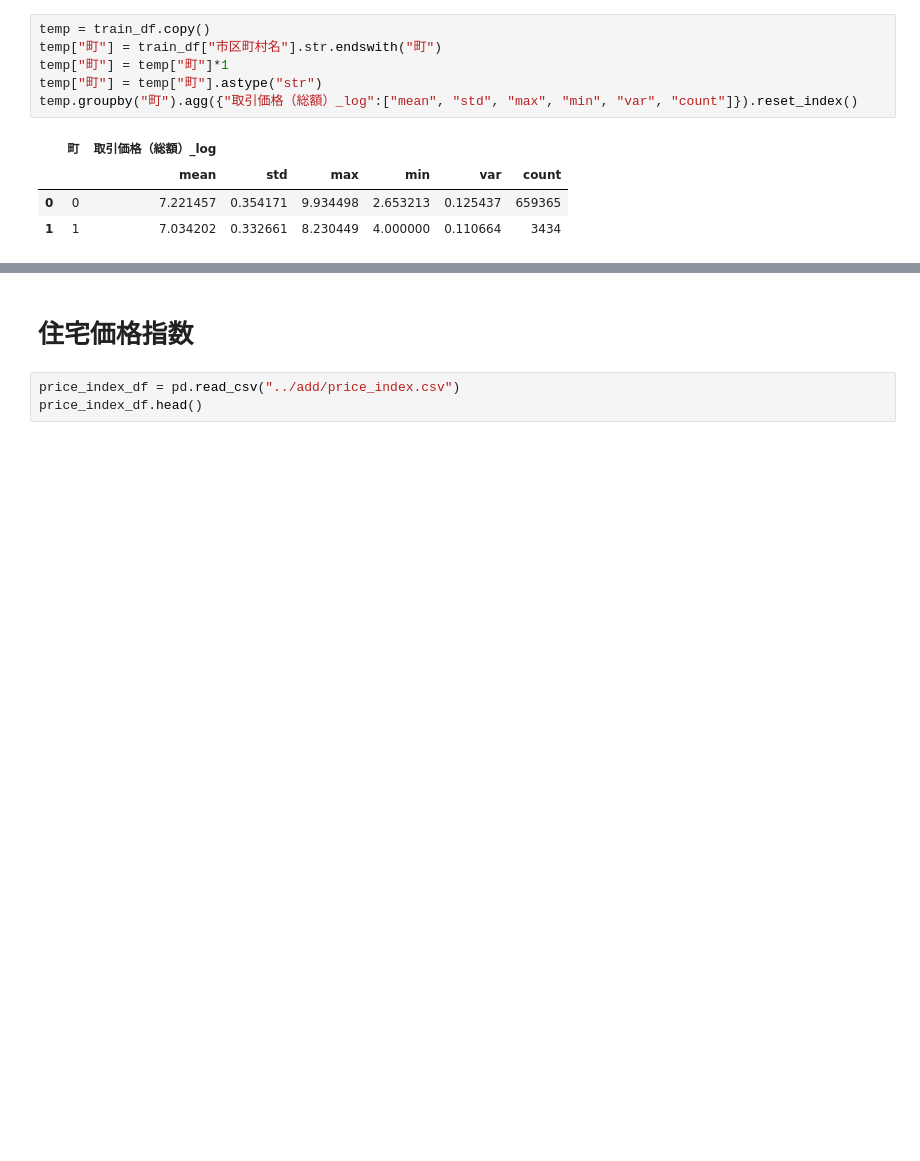
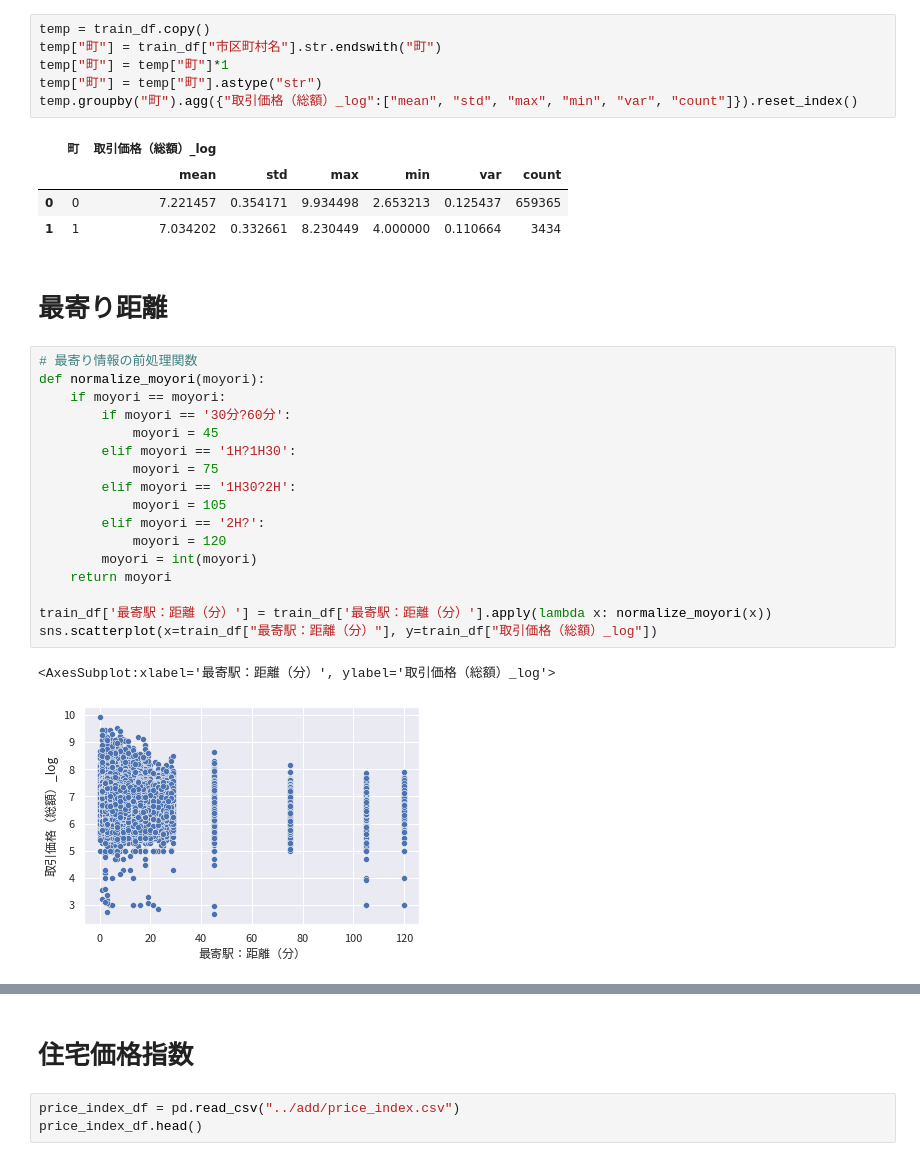
Before and after one commit to kfsky/2021-summer-second-hand-apartment-price-prediction, a Jupyter notebook: notebook/EDA.ipynb, the cells around one changed output, grey strips where cells are left out. Drawn from its saved outputs; the diff is of its cells as text; blank space fills up the shorter version.

```diff
--- a/notebook/EDA.ipynb
+++ b/notebook/EDA.ipynb
@@ -293,3 +288,25 @@ temp.groupby("町").agg({"取引価格（総額）_log":["mean", "std", "max", "
 |  |  | mean | std | max | min | var | count |
 | 0 | 0 | 7.221457 | 0.354171 | 9.934498 | 2.653213 | 0.125437 | 659365 |
 | 1 | 1 | 7.034202 | 0.332661 | 8.230449 | 4.000000 | 0.110664 | 3434 |
+# %% [markdown]
+# 最寄り距離
+# %%
+# 最寄り情報の前処理関数
+def normalize_moyori(moyori):
+    if moyori == moyori:
+        if moyori == '30分?60分':
+            moyori = 45
+        elif moyori == '1H?1H30':
+            moyori = 75
+        elif moyori == '1H30?2H':
+            moyori = 105
+        elif moyori == '2H?':
+            moyori = 120
+        moyori = int(moyori)
+    return moyori
+
+train_df['最寄駅：距離（分）'] = train_df['最寄駅：距離（分）'].apply(lambda x: normalize_moyori(x))
+sns.scatterplot(x=train_df["最寄駅：距離（分）"], y=train_df["取引価格（総額）_log"])
+# %% [output]
+<AxesSubplot:xlabel='最寄駅：距離（分）', ylabel='取引価格（総額）_log'>
+[figure, added]
```
Also changed, not shown: parts of 10 cells of this notebook, 1 other file.
